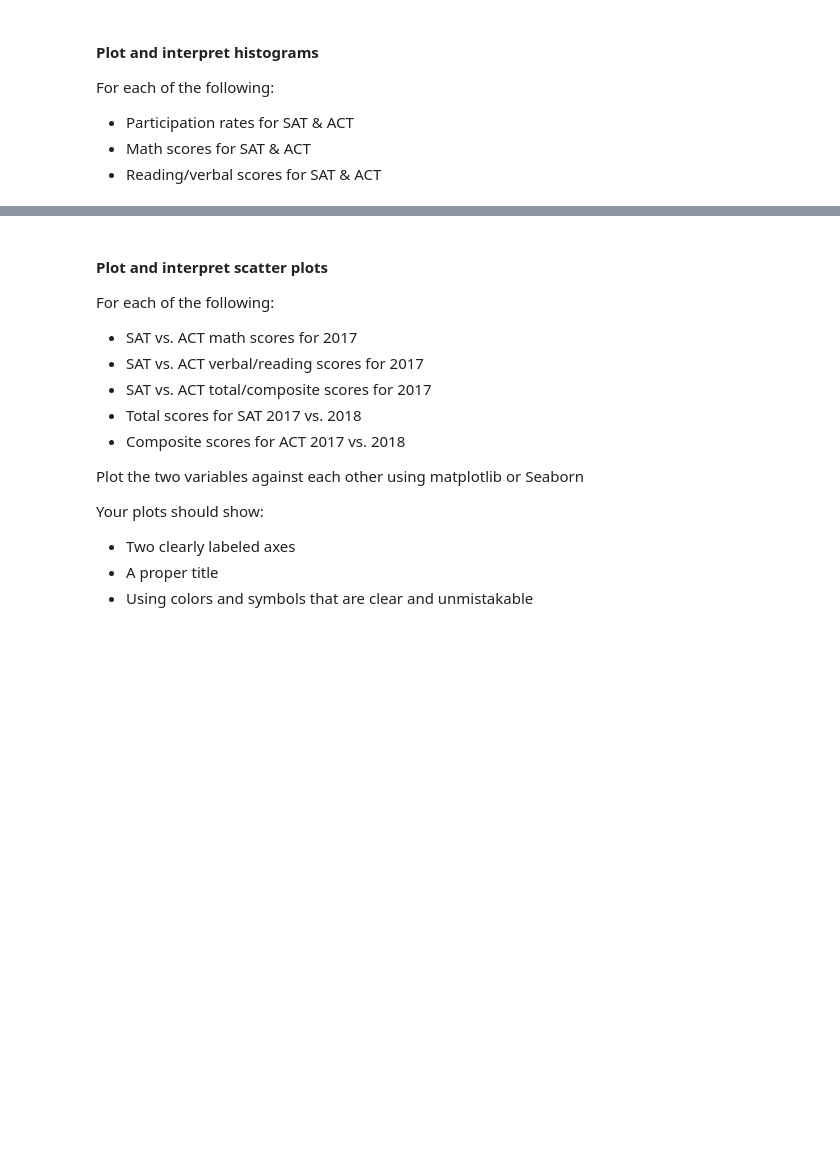
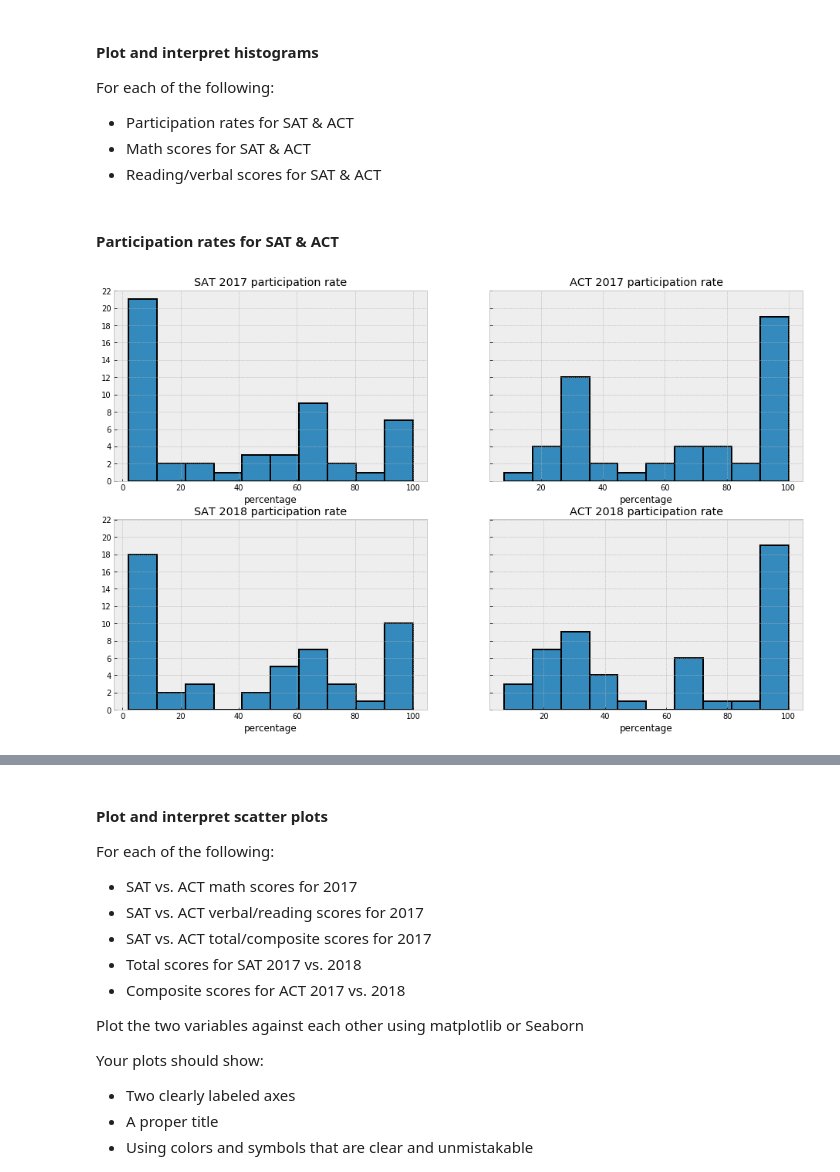
Before and after one commit to persocom01/GA-lessons, a Jupyter notebook: PROJECTS-AND-ASSIGNMENTS/GA-project-1/starter-code.ipynb, the cells around one changed output, grey strips where cells are left out. Saved outputs shown, nothing was run; the diff lists cells and outputs as text; code cells hidden in the pictures; blank space fills up the shorter version.

````diff
--- a/PROJECTS-AND-ASSIGNMENTS/GA-project-1/starter-code.ipynb
+++ b/PROJECTS-AND-ASSIGNMENTS/GA-project-1/starter-code.ipynb
@@ -300,0 +369,3 @@ df_act_2018 = pd.DataFrame(data)
+# %%
+df_sat_2018.columns = ['state', 's18_part', 's18_erw', 's18_math', 's18_total']
+df_act_2018.columns = ['state', 'a18_part', 'a18_comp', 'a18_eng', 'a18_math', 'a18_read', 'a18_sci']
@@ -305,3 +396,6 @@ Joining on state names should work, assuming you formatted all your state names
 Save the contents of this merged dataframe as `final.csv`.
 
 **Use this combined dataframe for the remainder of the project**.
+# %%
+df_2017_2018 = pd.merge(df_2017, df_sat_2018, on='state')
+df_2017_2018 = pd.merge(df_2017_2018, df_act_2018, on='state')
@@ -381,3 +593,15 @@ sns.heatmap(df.corr())
 ```
 
 Please take time to format your output, adding a title. Look through some of the additional arguments and options. (Axis labels aren't really necessary, as long as the title is informative).
+# %%
+import seaborn as sns
+import matplotlib.pyplot as plt
+
+plt.figure(figsize=(16, 8))
+plt.title('SAT ACT 2017 2018 heatmap')
+
+ax = sns.heatmap(df_2017_2018.corr(), linewidths=.5, annot=True)
+bottom, top = ax.get_ylim()
+ax.set_ylim(bottom + 0.5, top - 0.5)
+
+ax
@@ -390,13 +616,23 @@ We have data for two tests for two years. We only have composite (and not subtes
 
 Here's some starter code:
 # %%
-def subplot_histograms(dataframe, list_of_columns, list_of_titles, list_of_xlabels):
+plt.style.use('bmh')
+
+def subplot_histograms(dataframe, list_of_columns, list_of_titles, list_of_xlabels, ylimit=None, medianline=False):
     nrows = int(np.ceil(len(list_of_columns)/2)) # Makes sure you have enough rows
-    fig, ax = plt.subplots(nrows=nrows, ncols=2) # You'll want to specify your figsize
+    if ylimit:
+        fig, ax = plt.subplots(nrows=nrows, ncols=2, figsize=(16, 5*nrows), sharey=True) # You'll want to specify your figsize
+        plt.yticks(np.arange(0, ylimit+1, np.floor((ylimit)/10)))
+    else:
+        fig, ax = plt.subplots(nrows=nrows, ncols=2, figsize=(16, 10)) # You'll want to specify your figsize
     ax = ax.ravel() # Ravel turns a matrix into a vector, which is easier to iterate
     for i, column in enumerate(list_of_columns): # Gives us an index value to get into all our lists
-        ax[i].hist(dataframe[column]) # feel free to add more settings
+        ax[i].hist(dataframe[column], edgecolor='black', linewidth=2) # feel free to add more settings
+        if medianline:
+            ax[i].axvline(np.median(dataframe[column]), color='red', linestyle='dashed', linewidth=1)
         # Set titles, labels, etc here for each subplot
+        ax[i].set_title(list_of_titles[i])
+        ax[i].set_xlabel(list_of_xlabels[i])
 # %% [markdown]
 #### Plot and interpret histograms
 For each of the following:
@@ -407,0 +642,8 @@ For each of the following:
+# %% [markdown]
+#### Participation rates for SAT & ACT
+# %%
+titles = ['SAT 2017 participation rate', 'ACT 2017 participation rate', 'SAT 2018 participation rate', 'ACT 2018 participation rate']
+xlabels = ['percentage' for i in range(len(titles))]
+subplot_histograms(df_2017_2018, ['s17_part', 'a17_part', 's18_part', 'a18_part'], titles, xlabels, ylimit=22)
+# %% [output]
+[figure, added]
````
Also changed, not shown: parts of 59 cells of this notebook, 8 other files.
